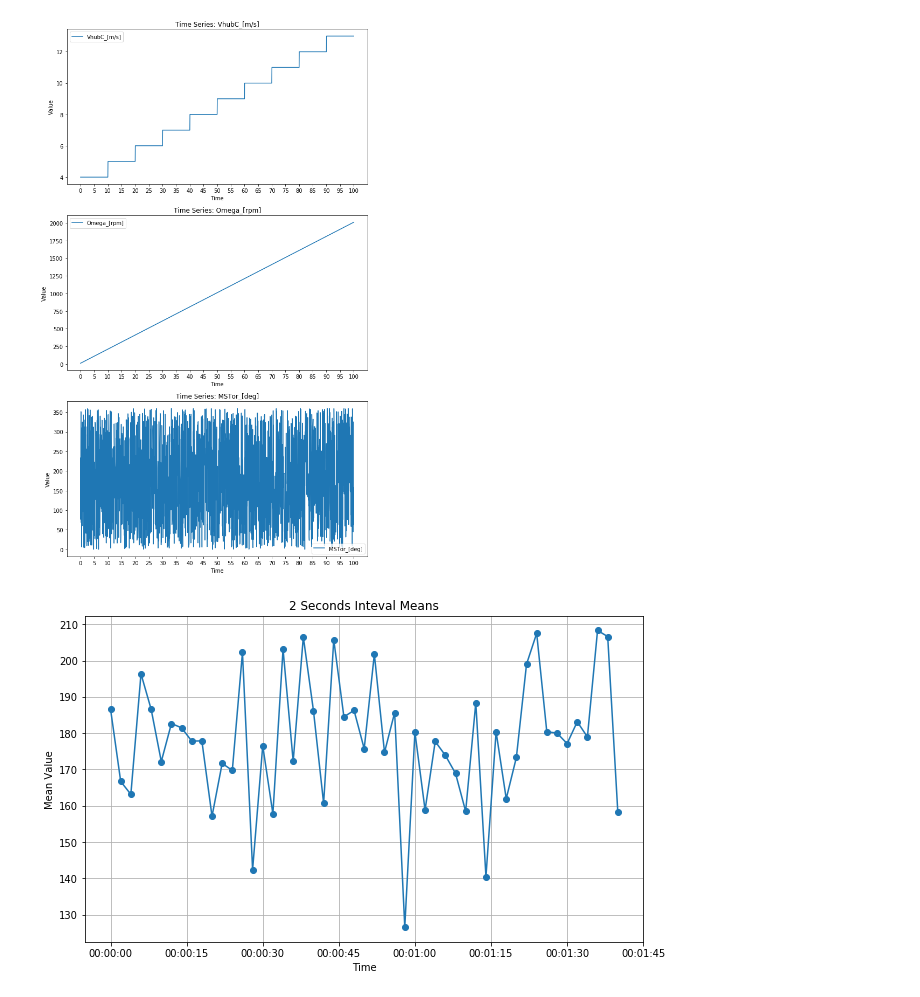
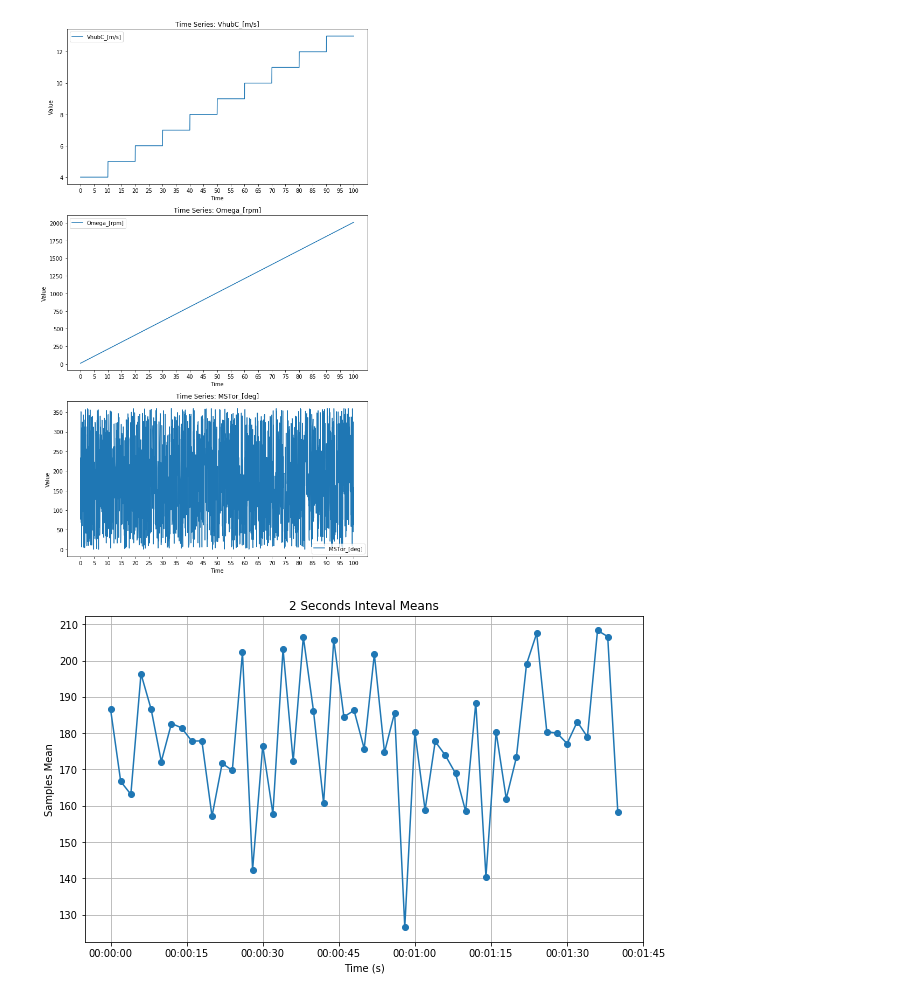
Before and after one commit to eigenAyoub/misc-x-projects, a Jupyter notebook: python-mini-task/NB2-Simple-EDA.ipynb, the cells around one changed output. Saved outputs shown, nothing was run; the diff lists cells and outputs as text; code cells hidden in the pictures.

```diff
--- a/python-mini-task/NB2-Simple-EDA.ipynb
+++ b/python-mini-task/NB2-Simple-EDA.ipynb
@@ -44,18 +44,18 @@ col = data['MSTor_[deg]']
 # %%
 #1. Resampling:
 
 plt.figure(figsize=(10, 6))
 
 col_sampled = col.resample('2S').mean()
 
 plt.plot(col_sampled, marker='o')
 plt.title('2 Seconds Inteval Means')
-plt.xlabel('Time')
-plt.ylabel('Mean Value')
+plt.xlabel('Time (s)')
+plt.ylabel('Samples Mean')
 plt.grid(True)
 plt.show()
 # %% [output]
-[figure, old version]
+[figure, new version]
 # %%
 #2. Rolling mean:
 
```
Also changed, not shown: parts of 1 cell of this notebook, 3 other files.
